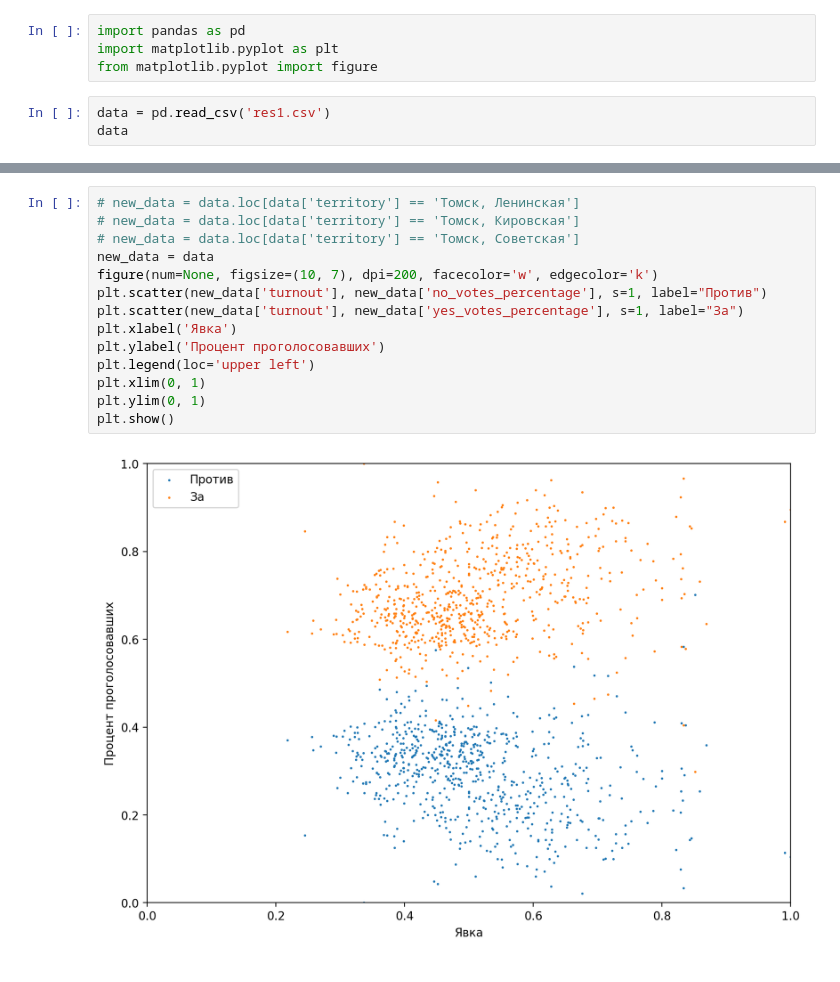
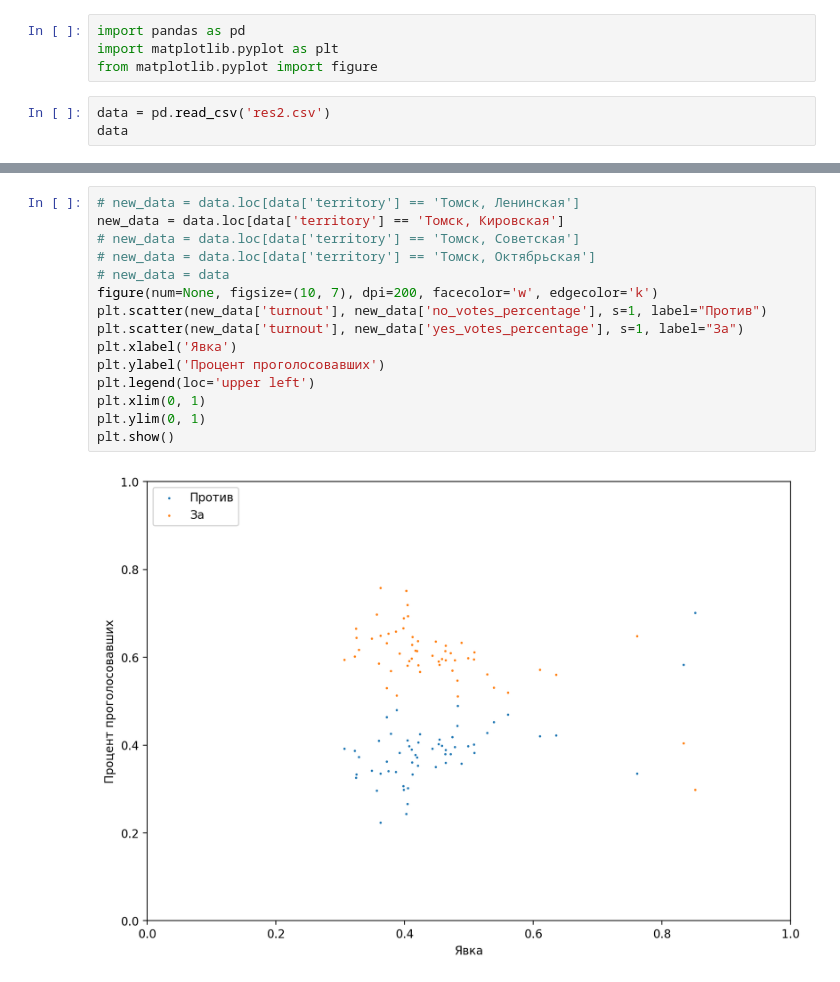
Before and after one commit to ectuser/ConstitutionVoteAnalysis, a Jupyter notebook: Data/Analysis.ipynb, the cells around one changed output, grey strips where cells are left out. Drawn from its saved outputs; the diff is of its cells as text.

Commit message:
Updated data

```diff
--- a/Data/Analysis.ipynb
+++ b/Data/Analysis.ipynb
@@ -3,7 +3,7 @@ import pandas as pd
 import matplotlib.pyplot as plt
 from matplotlib.pyplot import figure
 # %%
-data = pd.read_csv('res1.csv')
+data = pd.read_csv('res2.csv')
 data
 # %% [output]
 |  | territory | ec_number | participants_number | given_bulletins_number | returned_bulletins_number | ... |
@@ -45,19 +45,20 @@ data[['yes_votes_percentage', 'turnout']]
 # %%
 # new_data = data.loc[data['territory'] == 'Томск, Ленинская']
-# new_data = data.loc[data['territory'] == 'Томск, Кировская']
+new_data = data.loc[data['territory'] == 'Томск, Кировская']
 # new_data = data.loc[data['territory'] == 'Томск, Советская']
-new_data = data
+# new_data = data.loc[data['territory'] == 'Томск, Октябрьская']
+# new_data = data
 figure(num=None, figsize=(10, 7), dpi=200, facecolor='w', edgecolor='k')
 plt.scatter(new_data['turnout'], new_data['no_votes_percentage'], s=1, label="Против")
 plt.scatter(new_data['turnout'], new_data['yes_votes_percentage'], s=1, label="За")
 plt.xlabel('Явка')
 plt.ylabel('Процент проголосовавших')
 plt.legend(loc='upper left')
 plt.xlim(0, 1)
 plt.ylim(0, 1)
 plt.show()
 # %% [output]
-[figure, old version]
+[figure, new version]
 # %%
 data.sort_values(by=['no_votes_percentage'], ascending=False)
 # %% [output]
```
Also changed, not shown: parts of 5 cells of this notebook, 2 other files.
